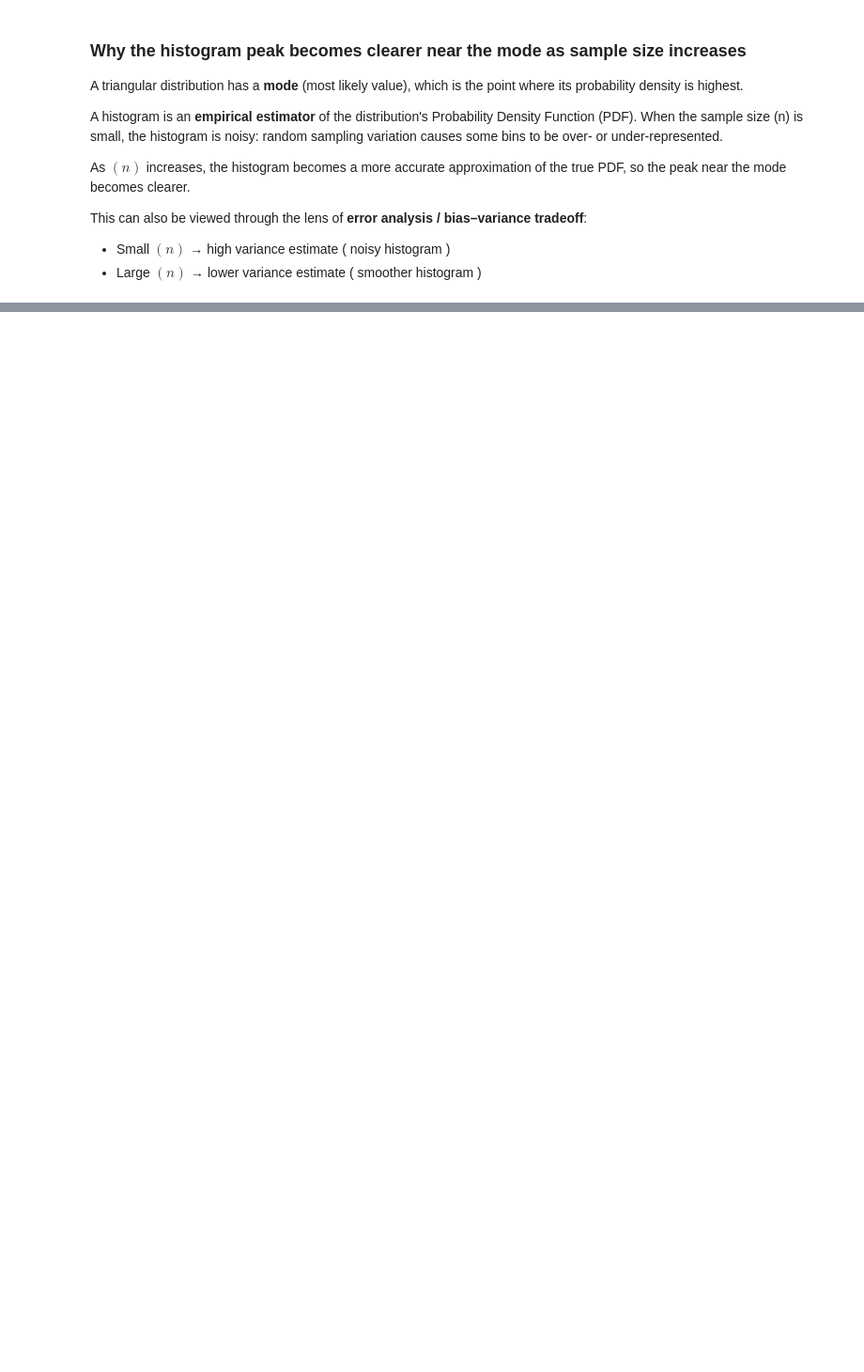
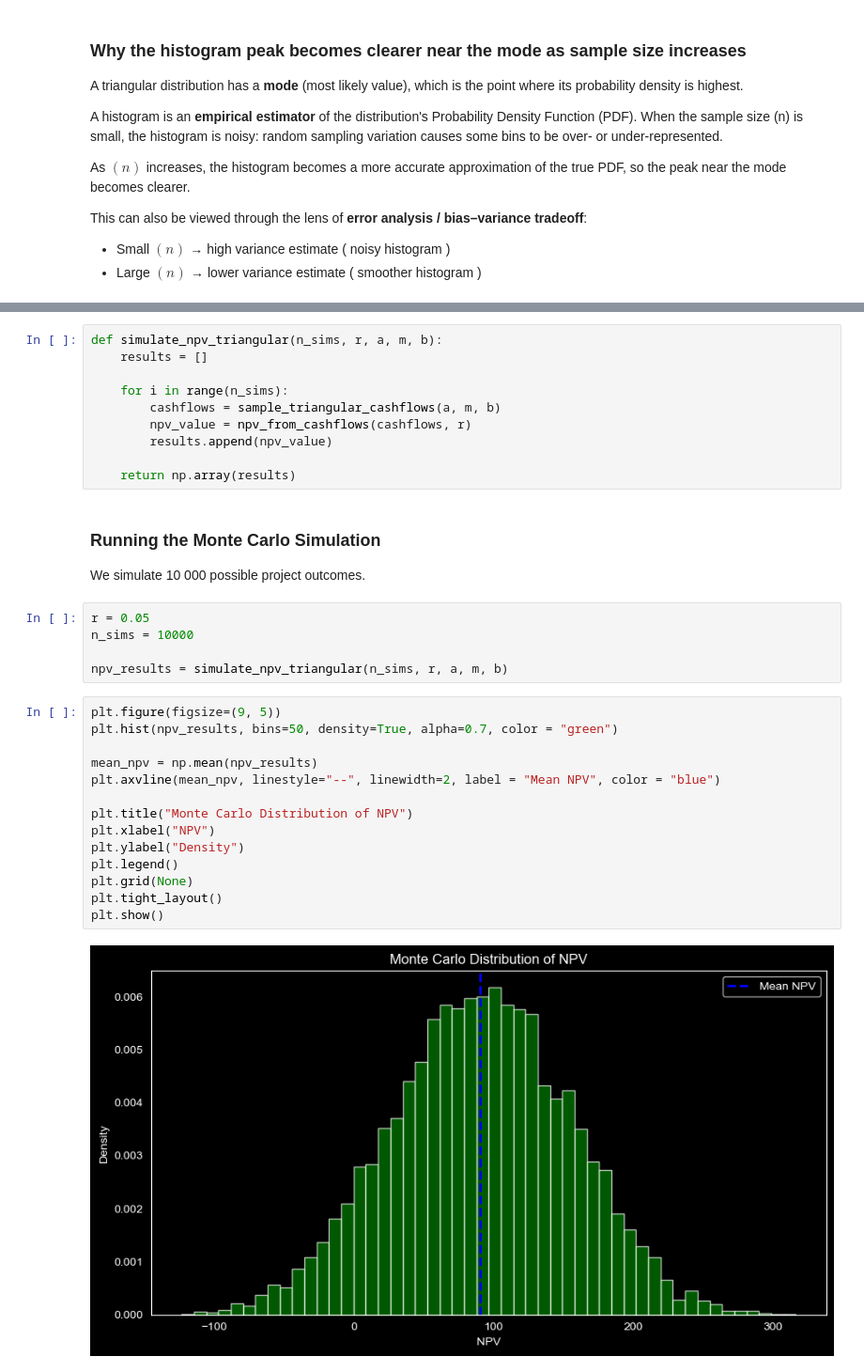
Before and after one commit to Wexwer/TVM-MonteCarlo-Scientific_Study, a Jupyter notebook: time_value_of_money.ipynb, the cells around one changed output, grey strips where cells are left out. Shown at 94% size. Drawn from its saved outputs; the diff is of its cells as text; blank space fills up the shorter version.

Commit message:
Add Monte Carlo NPV distribution and risk metrics

```diff
--- a/time_value_of_money.ipynb
+++ b/time_value_of_money.ipynb
@@ -309,0 +334,35 @@ for n in sizes:
+# %%
+def simulate_npv_triangular(n_sims, r, a, m, b):
+    results = []
+
+    for i in range(n_sims):
+        cashflows = sample_triangular_cashflows(a, m, b)
+        npv_value = npv_from_cashflows(cashflows, r)
+        results.append(npv_value)
+
+    return np.array(results)
+# %% [markdown]
+### Running the Monte Carlo Simulation
+
+We simulate 10 000 possible project outcomes.
+# %%
+r = 0.05
+n_sims = 10000
+
+npv_results = simulate_npv_triangular(n_sims, r, a, m, b)
+# %%
+plt.figure(figsize=(9, 5))
+plt.hist(npv_results, bins=50, density=True, alpha=0.7, color = "green")
+
+mean_npv = np.mean(npv_results)
+plt.axvline(mean_npv, linestyle="--", linewidth=2, label = "Mean NPV", color = "blue")
+
+plt.title("Monte Carlo Distribution of NPV")
+plt.xlabel("NPV")
+plt.ylabel("Density")
+plt.legend()
+plt.grid(None)
+plt.tight_layout()
+plt.show()
+# %% [output]
+[figure, added]
```
Also changed, not shown: parts of 15 cells of this notebook.
